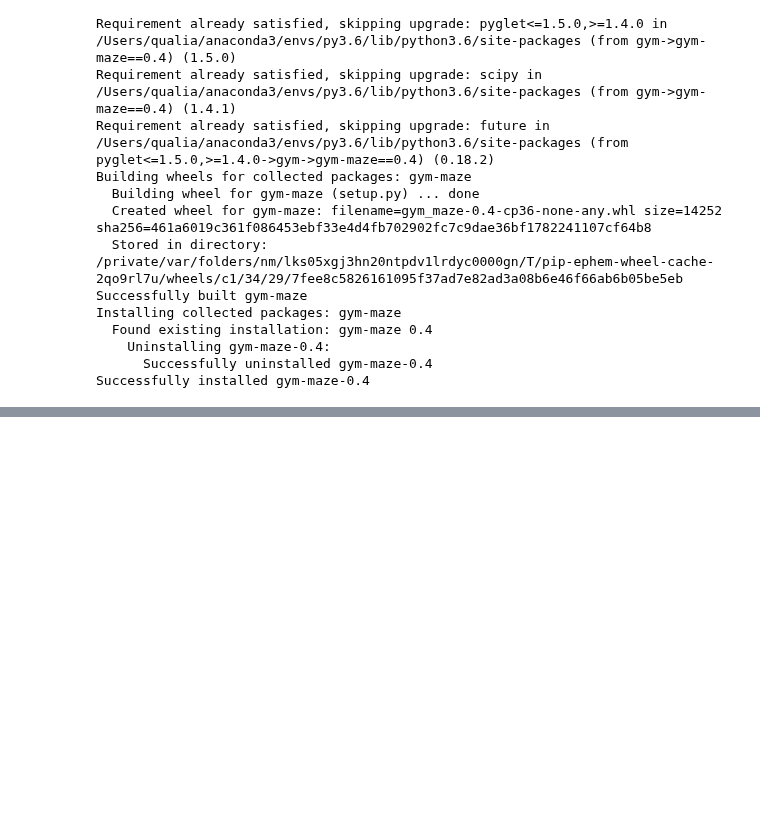
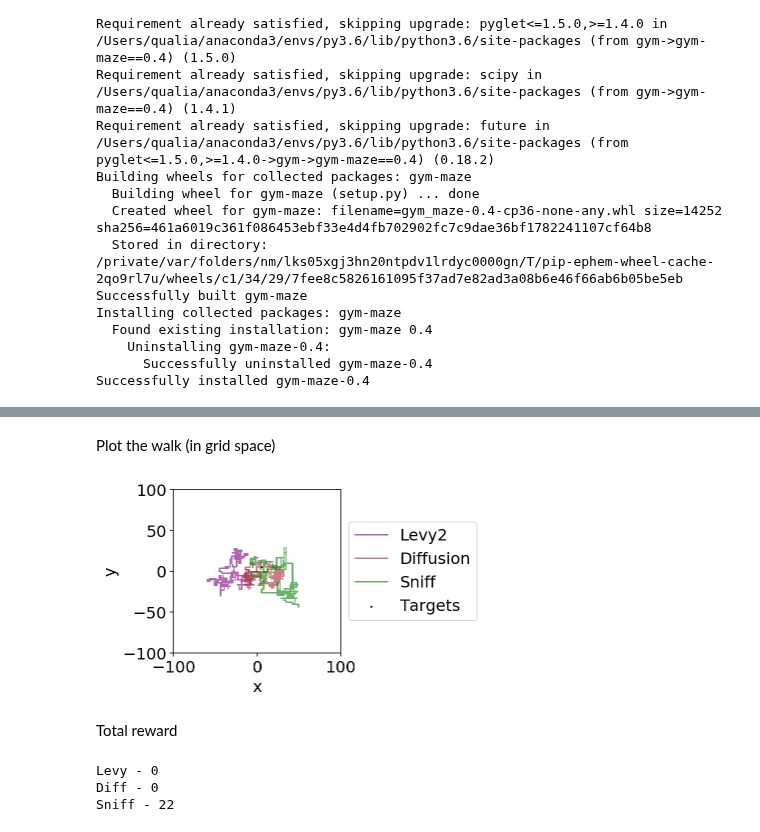
Before and after one commit to parenthetical-e/explorations-book, a Jupyter notebook: book/sniff!.ipynb, the cells around one changed output, grey strips where cells are left out. Drawn from its saved outputs; the diff is of its cells as text; code cells hidden in the pictures; blank space fills up the shorter version.

Commit message:
sniff lab complete

```diff
--- a/book/sniff!.ipynb
+++ b/book/sniff!.ipynb
@@ -117,0 +174,50 @@ TypeError: argument 1 must be str, not TimeLimit
+# %% [markdown]
+Plot the walk (in grid space)
+# %%
+plot_boundary = (100, 100)
+
+num_experiment = 0
+ax = plot_position2d(
+    select_exp(levy2_exp, num_experiment),
+    boundary=plot_boundary,
+    label="Levy2",
+    color="purple",
+    alpha=0.6,
+    figsize=(3, 3),
+)
+ax = plot_position2d(
+    select_exp(diff_exp, num_experiment),
+    boundary=plot_boundary,
+    label="Diffusion",
+    color="brown",
+    alpha=0.6,
+    ax=ax,
+)
+ax = plot_position2d(
+    select_exp(sniff_exp, num_experiment),
+    boundary=plot_boundary,
+    label="Sniff",
+    color="green",
+    alpha=0.6,
+    ax=ax,
+)
+ax = plot_targets2d(
+    env,
+    boundary=plot_boundary,
+    color="black",
+    alpha=1,
+    label="Targets",
+    ax=ax,
+)
+# %% [output]
+[figure, added]
+# %% [markdown]
+Total reward
+# %%
+print(f'Levy - {np.sum(select_exp(levy2_exp, num_experiment)["exp_reward"])}')
+print(f'Diff - {np.sum(select_exp(diff_exp, num_experiment)["exp_reward"])}')
+print(f'Sniff - {np.sum(select_exp(sniff_exp, num_experiment)["exp_reward"])}')
+# %% [output]
+Levy - 0
+Diff - 0
+Sniff - 22
```
Also changed, not shown: parts of 48 cells of this notebook.
